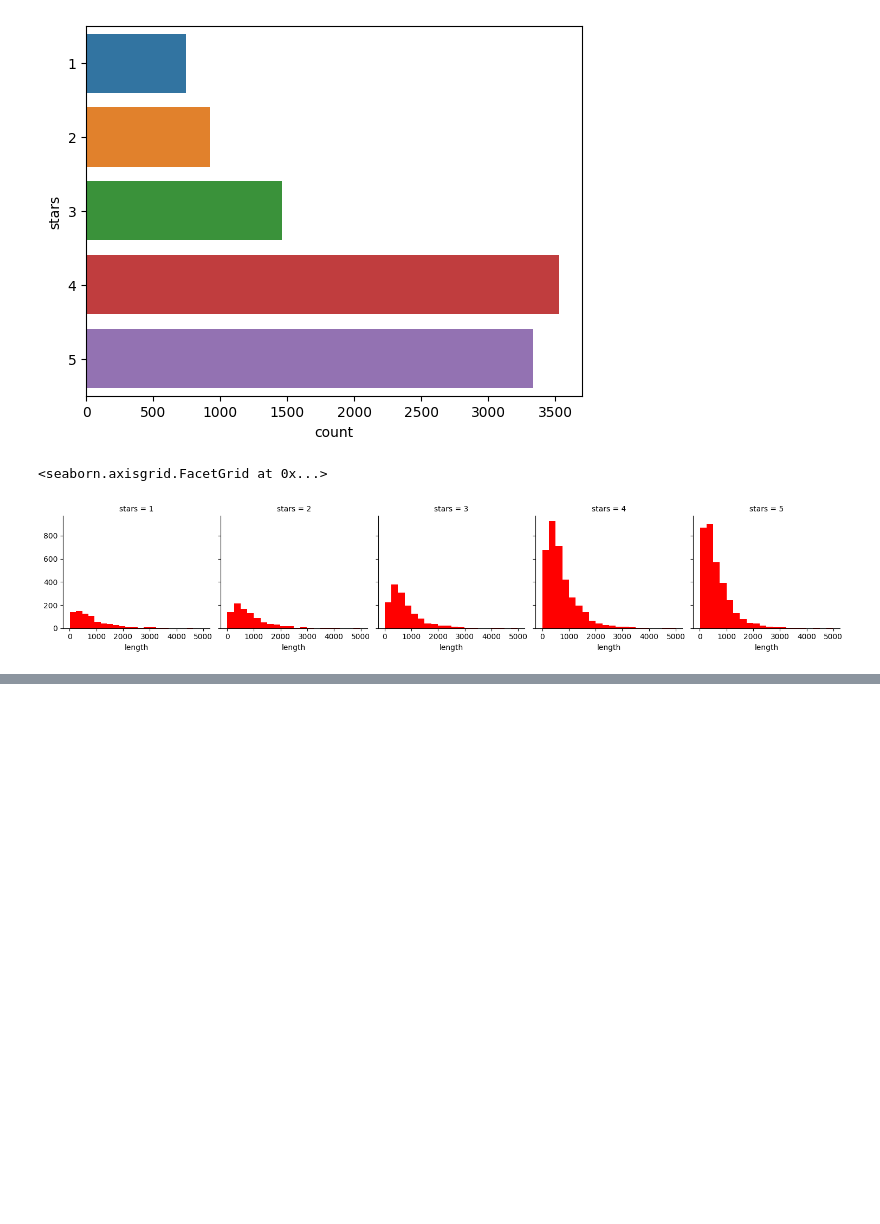
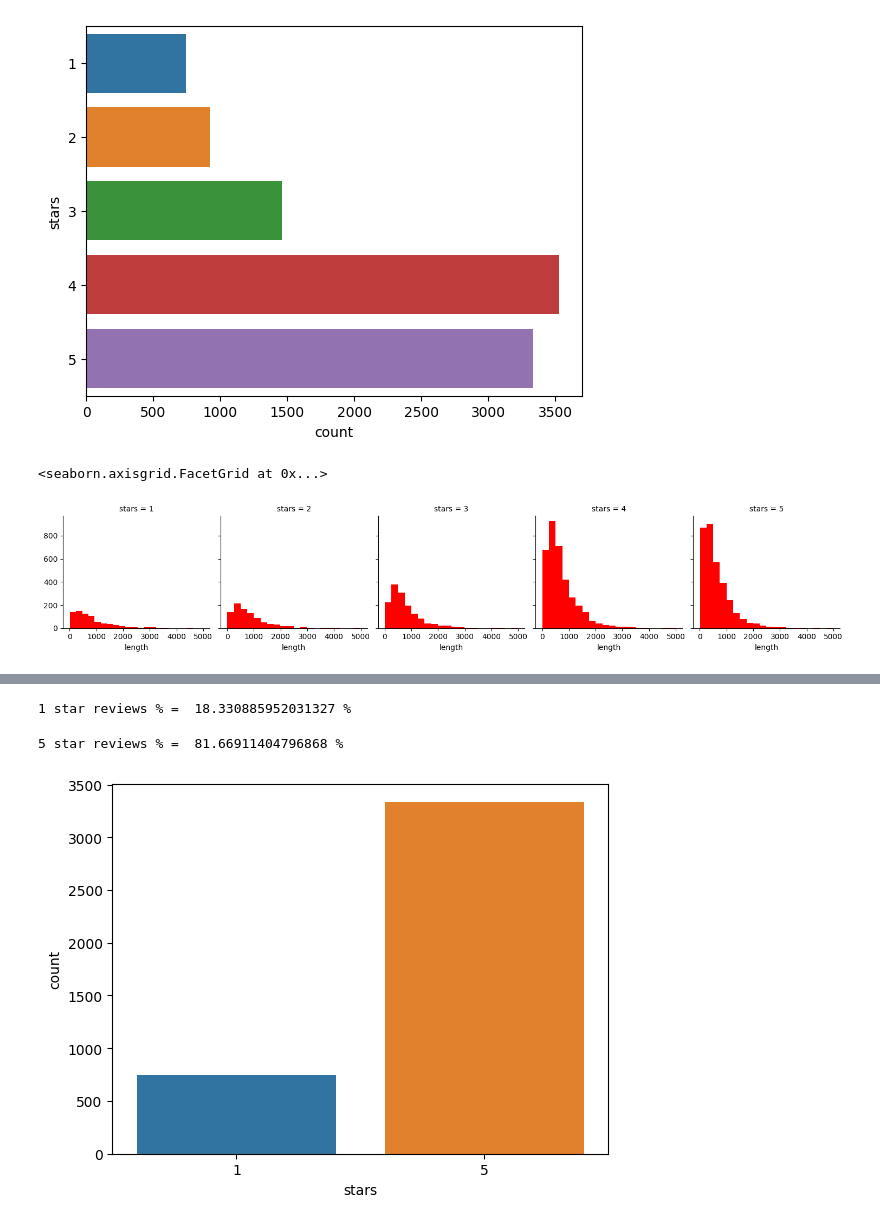
Before and after one commit to Devansh-Gupta-Official/yelp-reviews-analysis, a Jupyter notebook: yelp_reviews.ipynb, the cells around one changed output, grey strips where cells are left out. Saved outputs shown, nothing was run; the diff lists cells and outputs as text; code cells hidden in the pictures; blank space fills up the shorter version.

Commit message:
Update: analyzing the 'stars' column in the dataset

```diff
--- a/yelp_reviews.ipynb
+++ b/yelp_reviews.ipynb
@@ -129,3 +129,7 @@ g.map(plt.hist,'length',bins=20,color='r')
 # %% [output]
 <seaborn.axisgrid.FacetGrid at 0x...>
 [figure]
+# %%
+# extracting all reviews that have a 1 star or a 5 star
+df_1 = df[df['stars']==1]
+df_5 = df[df['stars']==5]
@@ -131,0 +168,3 @@ g.map(plt.hist,'length',bins=20,color='r')
+# %%
+#mixing the 1 star and 5 star reviews
+df_1_5=pd.concat([df_1,df_5])
@@ -131,0 +208,13 @@ g.map(plt.hist,'length',bins=20,color='r')
+# %%
+print('1 star reviews % = ',(len(df_1)/len(df_1_5)*100),'%')    #indicates the data is unbalanced as both are not 50%
+# %% [output]
+1 star reviews % =  18.330885952031327 %
+# %%
+print('5 star reviews % = ',(len(df_5)/len(df_1_5)*100),'%')
+# %% [output]
+5 star reviews % =  81.66911404796868 %
+# %%
+sns.countplot(data=df_1_5, x='stars')
+plt.show()
+# %% [output]
+[figure, added]
```
Also changed, not shown: parts of 4 cells of this notebook.
